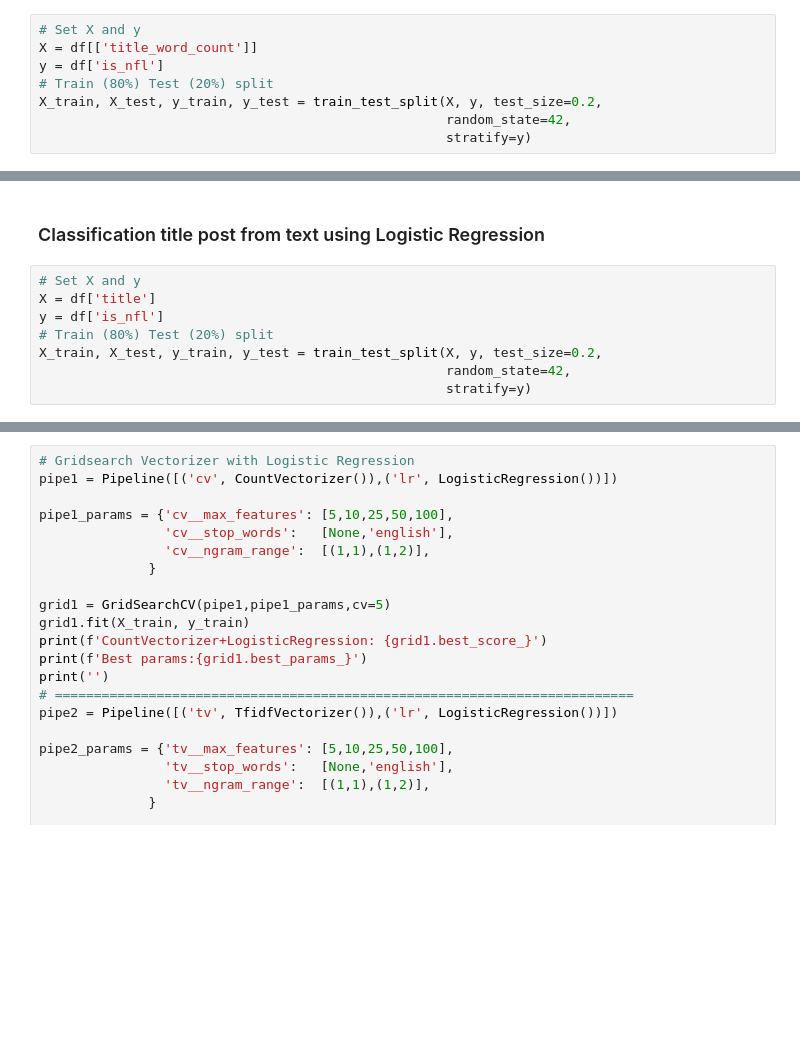
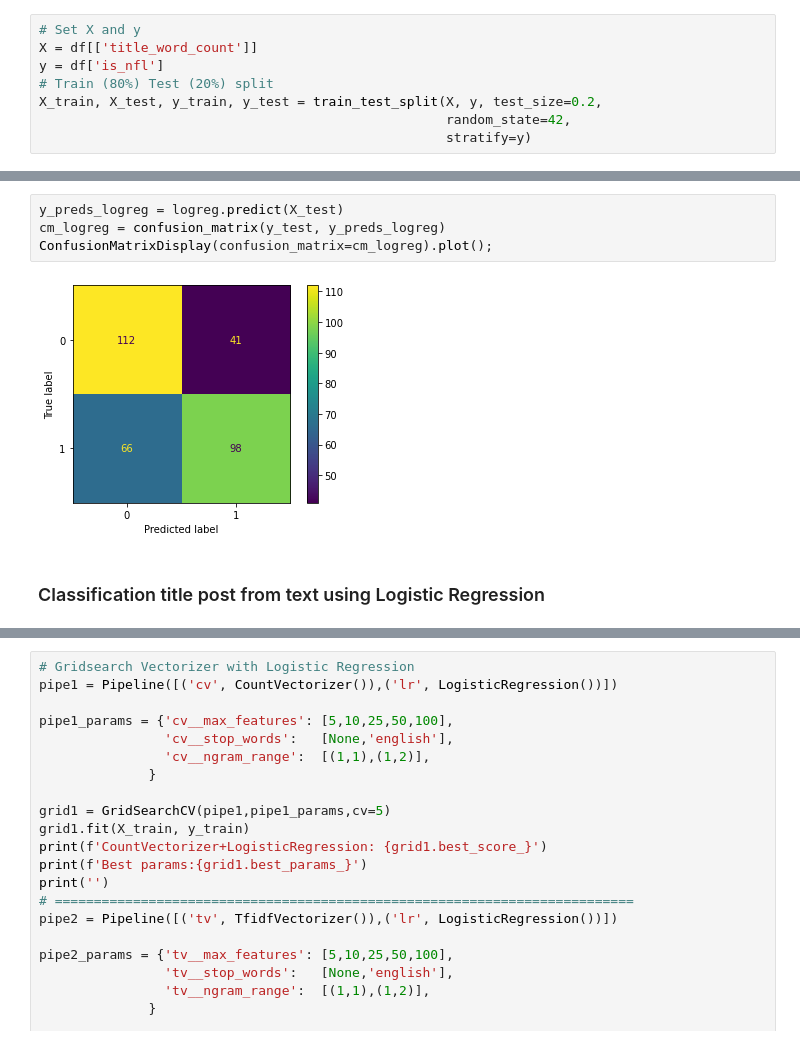
Before and after one commit to niphonch/project3_NLP_subreddit, a Jupyter notebook: NLP frequent word removal.ipynb, the cells around one changed output, grey strips where cells are left out. Drawn from its saved outputs; the diff is of its cells as text; blank space fills up the shorter version.

```diff
--- a/NLP frequent word removal.ipynb
+++ b/NLP frequent word removal.ipynb
@@ -436,10 +366,8 @@ Testing accuracry: 0.668769716088328
-# %% [markdown]
-### Classification title post from text using Logistic Regression
-# %%
-# Set X and y
-X = df['title']
-y = df['is_nfl']
-# Train (80%) Test (20%) split
-X_train, X_test, y_train, y_test = train_test_split(X, y, test_size=0.2,
-                                                    random_state=42,
-                                                    stratify=y)
+# %%
+y_preds_logreg = logreg.predict(X_test)
+cm_logreg = confusion_matrix(y_test, y_preds_logreg)
+ConfusionMatrixDisplay(confusion_matrix=cm_logreg).plot();
+# %% [output]
+[figure, added]
+# %% [markdown]
+### Classification title post from text using Logistic Regression
```
Also changed, not shown: parts of 59 cells of this notebook.
